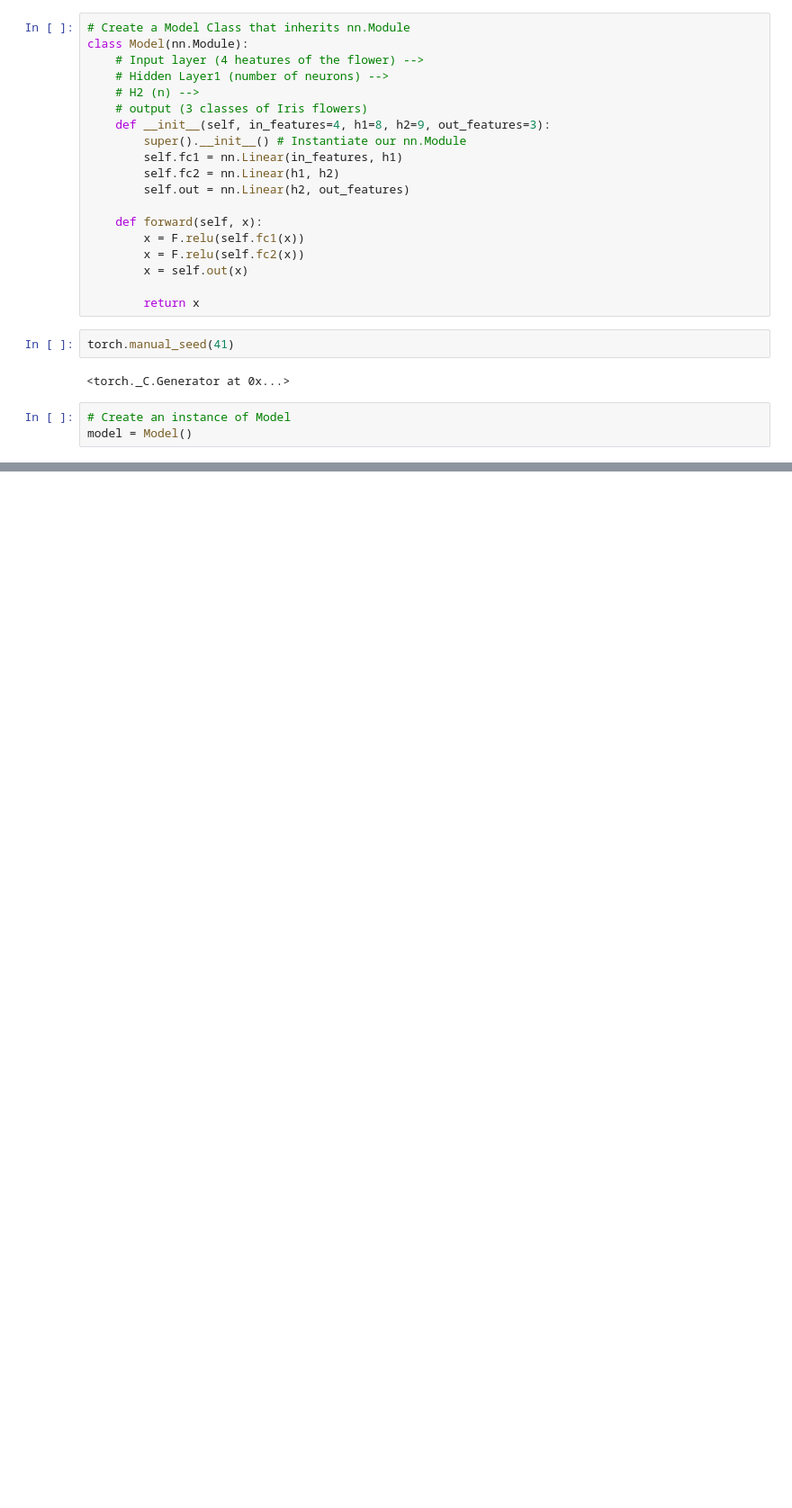
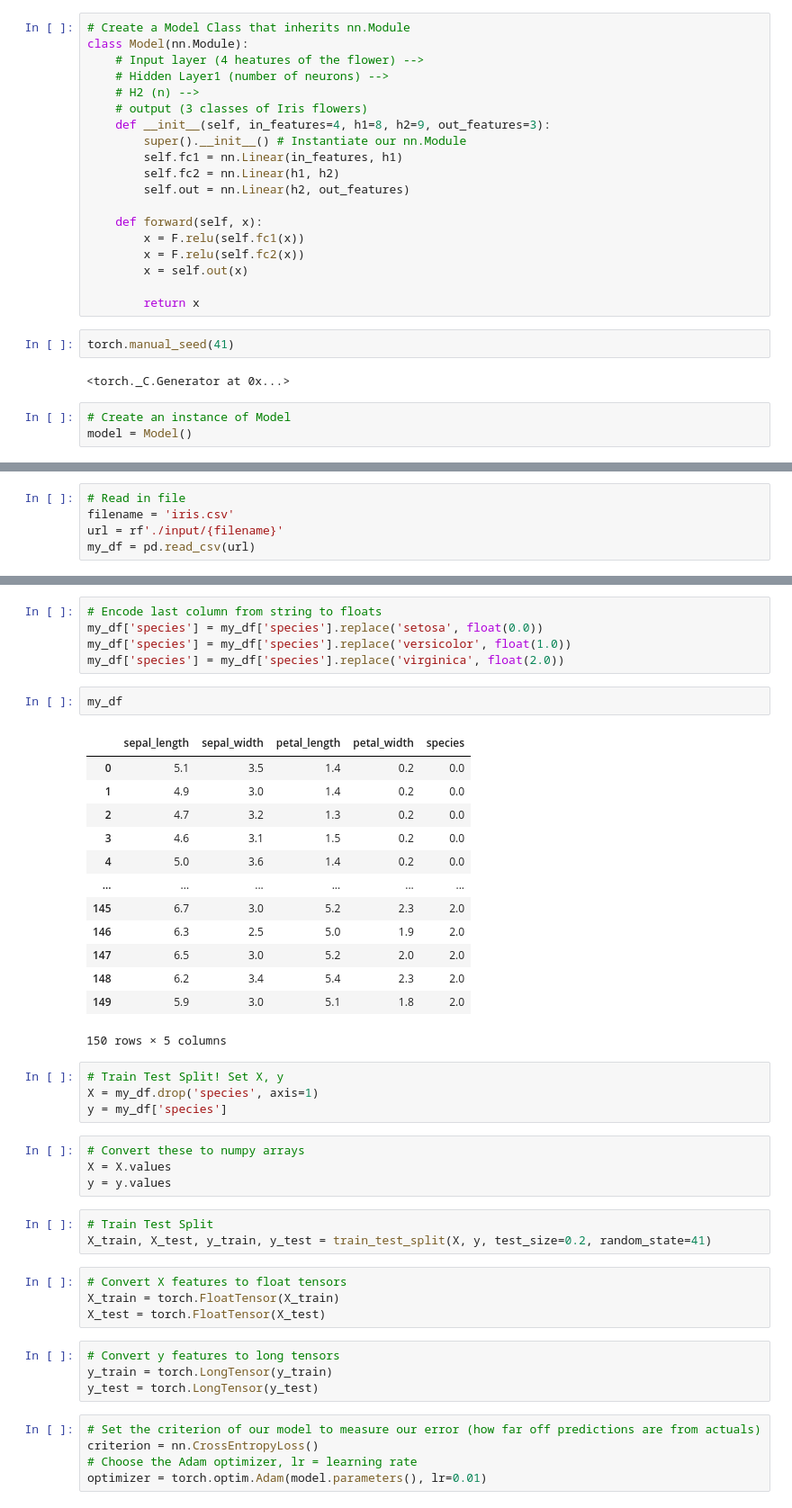
Before and after one commit to rlbMAX/practice, a Jupyter notebook: deep-learning-with-pytorch/05_Simple_Neural_Network.ipynb, the cells around one changed output, grey strips where cells are left out. Shown: that part at 90% size. Cells and saved outputs as stored; diff of their text form; blank space fills up the shorter version.

```diff
--- a/deep-learning-with-pytorch/05_Simple_Neural_Network.ipynb
+++ b/deep-learning-with-pytorch/05_Simple_Neural_Network.ipynb
@@ -34,0 +51,5 @@ model = Model()
+# %%
+# Read in file
+filename = 'iris.csv'
+url = rf'./input/{filename}'
+my_df = pd.read_csv(url)
@@ -34,0 +74,45 @@ model = Model()
+# %%
+# Encode last column from string to floats
+my_df['species'] = my_df['species'].replace('setosa', float(0.0))
+my_df['species'] = my_df['species'].replace('versicolor', float(1.0))
+my_df['species'] = my_df['species'].replace('virginica', float(2.0))
+# %%
+my_df
+# %% [output]
+|  | sepal_length | sepal_width | petal_length | petal_width | species |
+| 0 | 5.1 | 3.5 | 1.4 | 0.2 | 0.0 |
+| 1 | 4.9 | 3.0 | 1.4 | 0.2 | 0.0 |
+| 2 | 4.7 | 3.2 | 1.3 | 0.2 | 0.0 |
+| 3 | 4.6 | 3.1 | 1.5 | 0.2 | 0.0 |
+| 4 | 5.0 | 3.6 | 1.4 | 0.2 | 0.0 |
+| ... | ... | ... | ... | ... | ... |
+| 145 | 6.7 | 3.0 | 5.2 | 2.3 | 2.0 |
+| 146 | 6.3 | 2.5 | 5.0 | 1.9 | 2.0 |
+| 147 | 6.5 | 3.0 | 5.2 | 2.0 | 2.0 |
+| 148 | 6.2 | 3.4 | 5.4 | 2.3 | 2.0 |
+| 149 | 5.9 | 3.0 | 5.1 | 1.8 | 2.0 |
+150 rows × 5 columns
+# %%
+# Train Test Split! Set X, y
+X = my_df.drop('species', axis=1)
+y = my_df['species']
+# %%
+# Convert these to numpy arrays
+X = X.values
+y = y.values
+# %%
+# Train Test Split
+X_train, X_test, y_train, y_test = train_test_split(X, y, test_size=0.2, random_state=41)
+# %%
+# Convert X features to float tensors
+X_train = torch.FloatTensor(X_train)
+X_test = torch.FloatTensor(X_test)
+# %%
+# Convert y features to long tensors
+y_train = torch.LongTensor(y_train)
+y_test = torch.LongTensor(y_test)
+# %%
+# Set the criterion of our model to measure our error (how far off predictions are from actuals)
+criterion = nn.CrossEntropyLoss()
+# Choose the Adam optimizer, lr = learning rate
+optimizer = torch.optim.Adam(model.parameters(), lr=0.01)
```
Also changed, not shown: parts of 8 cells of this notebook, 1 other file.
